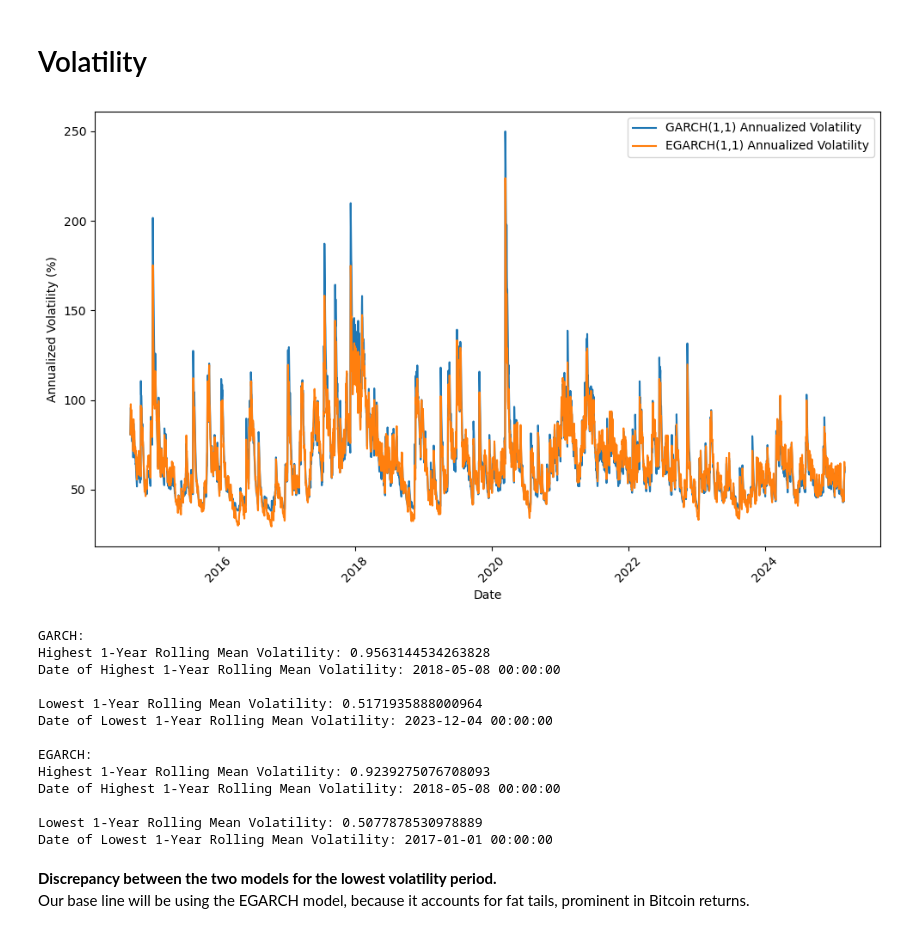
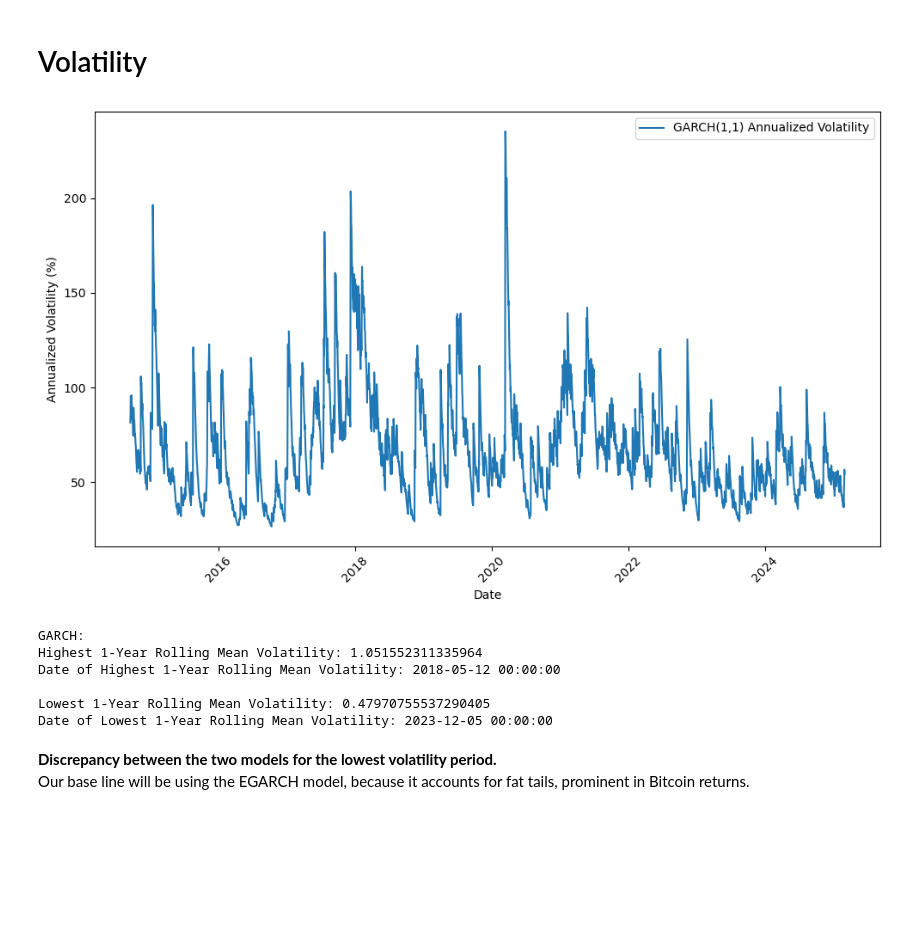
Before and after one commit to ugoescato/Applied-Master-Project, a Jupyter notebook: historical_analysis_daily.ipynb, the cells around one changed output. Saved outputs shown, nothing was run; the diff lists cells and outputs as text; code cells hidden in the pictures; blank space fills up the shorter version.

```diff
--- a/historical_analysis_daily.ipynb
+++ b/historical_analysis_daily.ipynb
@@ -108,48 +108,48 @@ btc_returns = btc_daily.pct_change().dropna()
 scaled_returns = btc_returns * 100
 
 # Step 3: Fit the GARCH(1,1) model to the rescaled returns
-garch_model = arch_model(scaled_returns, vol='Garch', p=1, q=1)
+garch_model = arch_model(scaled_returns, vol='Garch', p=1, q=1, dist='t')
 garch_fit = garch_model.fit(disp='off')
 
 # Step 4: Extract the GARCH volatility (conditional standard deviation)
 garch_volatility = garch_fit.conditional_volatility
 
 # Step 5: Rescale the GARCH volatility back to the original scale
 garch_volatility = garch_volatility / 100
 
 # Step 6: Annualize the GARCH volatility
 garch_annualized_volatility = garch_volatility * np.sqrt(365)
 
-# Step 7: Fit the EGARCH(1,1) model to the rescaled returns
-egarch_model = arch_model(scaled_returns, vol='EGARCH', p=1, q=1)
-egarch_fit = egarch_model.fit(disp='off')
+# # Step 7: Fit the EGARCH(1,1) model to the rescaled returns
+# egarch_model = arch_model(scaled_returns, vol='EGARCH', p=1, q=1)
+# egarch_fit = egarch_model.fit(disp='off')
 
-# Step 8: Extract the EGARCH volatility (conditional standard deviation)
-egarch_volatility = egarch_fit.conditional_volatility
+# # Step 8: Extract the EGARCH volatility (conditional standard deviation)
+# egarch_volatility = egarch_fit.conditional_volatility
 
-# Step 9: Rescale the EGARCH volatility back to the original scale
-egarch_volatility = egarch_volatility / 100
+# # Step 9: Rescale the EGARCH volatility back to the original scale
+# egarch_volatility = egarch_volatility / 100
 
-# Step 10: Annualize the EGARCH volatility
-egarch_annualized_volatility = egarch_volatility * np.sqrt(365)
+# # Step 10: Annualize the EGARCH volatility
+# egarch_annualized_volatility = egarch_volatility * np.sqrt(365)
 
 # Step 11: Plot both GARCH and EGARCH annualized volatilities on the same graph
 plt.figure(figsize=(10, 6))
 plt.plot(btc_returns.index, garch_annualized_volatility*100, label='GARCH(1,1) Annualized Volatility')
-plt.plot(btc_returns.index, egarch_annualized_volatility*100, label='EGARCH(1,1) Annualized Volatility')
+# plt.plot(btc_returns.index, egarch_annualized_volatility*100, label='EGARCH(1,1) Annualized Volatility')
 #plt.title('Annualized Volatility (GARCH(1,1) vs EGARCH(1,1))')
 plt.xlabel('Date')
 plt.ylabel('Annualized Volatility (%)')
 plt.legend()
 plt.xticks(rotation=45)  # Rotate the x-axis labels for better readability
 plt.tight_layout()
 plt.show()
 
 # Optionally, print the model summaries
 #print(garch_fit.summary())
 #print(egarch_fit.summary())
 # %% [output]
-[figure, old version]
+[figure, new version]
 # %%
 # search for highest and lowest volatility periods for both models
 highest_volatility = garch_annualized_volatility.rolling(window=365).mean().max()
@@ -164,30 +164,23 @@ print('Lowest 1-Year Rolling Mean Volatility:', lowest_volatility)
 print('Date of Lowest 1-Year Rolling Mean Volatility:', lowest_volatility_date)
 print('')
 
-print('EGARCH:')
-highest_volatility = egarch_annualized_volatility.rolling(window=365).mean().max()
-highest_volatility_date = egarch_annualized_volatility.rolling(window=365).mean().idxmax()
-print('Highest 1-Year Rolling Mean Volatility:', highest_volatility)
-print('Date of Highest 1-Year Rolling Mean Volatility:', highest_volatility_date)
-print('')
-lowest_volatility = egarch_annualized_volatility.rolling(window=365).mean().min()
-lowest_volatility_date = egarch_annualized_volatility.rolling(window=365).mean().idxmin()
-print('Lowest 1-Year Rolling Mean Volatility:', lowest_volatility)
-print('Date of Lowest 1-Year Rolling Mean Volatility:', lowest_volatility_date)
+# print('EGARCH:')
+# highest_volatility = egarch_annualized_volatility.rolling(window=365).mean().max()
+# highest_volatility_date = egarch_annualized_volatility.rolling(window=365).mean().idxmax()
+# print('Highest 1-Year Rolling Mean Volatility:', highest_volatility)
+# print('Date of Highest 1-Year Rolling Mean Volatility:', highest_volatility_date)
+# print('')
+# lowest_volatility = egarch_annualized_volatility.rolling(window=365).mean().min()
+# lowest_volatility_date = egarch_annualized_volatility.rolling(window=365).mean().idxmin()
+# print('Lowest 1-Year Rolling Mean Volatility:', lowest_volatility)
+# print('Date of Lowest 1-Year Rolling Mean Volatility:', lowest_volatility_date)
 # %% [output]
 GARCH:
-Highest 1-Year Rolling Mean Volatility: 0.9563144534263828
-Date of Highest 1-Year Rolling Mean Volatility: 2018-05-08 00:00:00
+Highest 1-Year Rolling Mean Volatility: 1.051552311335964
+Date of Highest 1-Year Rolling Mean Volatility: 2018-05-12 00:00:00
 
-Lowest 1-Year Rolling Mean Volatility: 0.5171935888000964
-Date of Lowest 1-Year Rolling Mean Volatility: 2023-12-04 00:00:00
-
-EGARCH:
-Highest 1-Year Rolling Mean Volatility: 0.9239275076708093
-Date of Highest 1-Year Rolling Mean Volatility: 2018-05-08 00:00:00
-
-Lowest 1-Year Rolling Mean Volatility: 0.5077878530978889
-Date of Lowest 1-Year Rolling Mean Volatility: 2017-01-01 00:00:00
+Lowest 1-Year Rolling Mean Volatility: 0.47970755537290405
+Date of Lowest 1-Year Rolling Mean Volatility: 2023-12-05 00:00:00
 # %% [markdown]
 **Discrepancy between the two models for the lowest volatility period.**
 Our base line will be using the EGARCH model, because it accounts for fat tails, prominent in Bitcoin returns.
```
Also changed, not shown: parts of 18 cells of this notebook.
